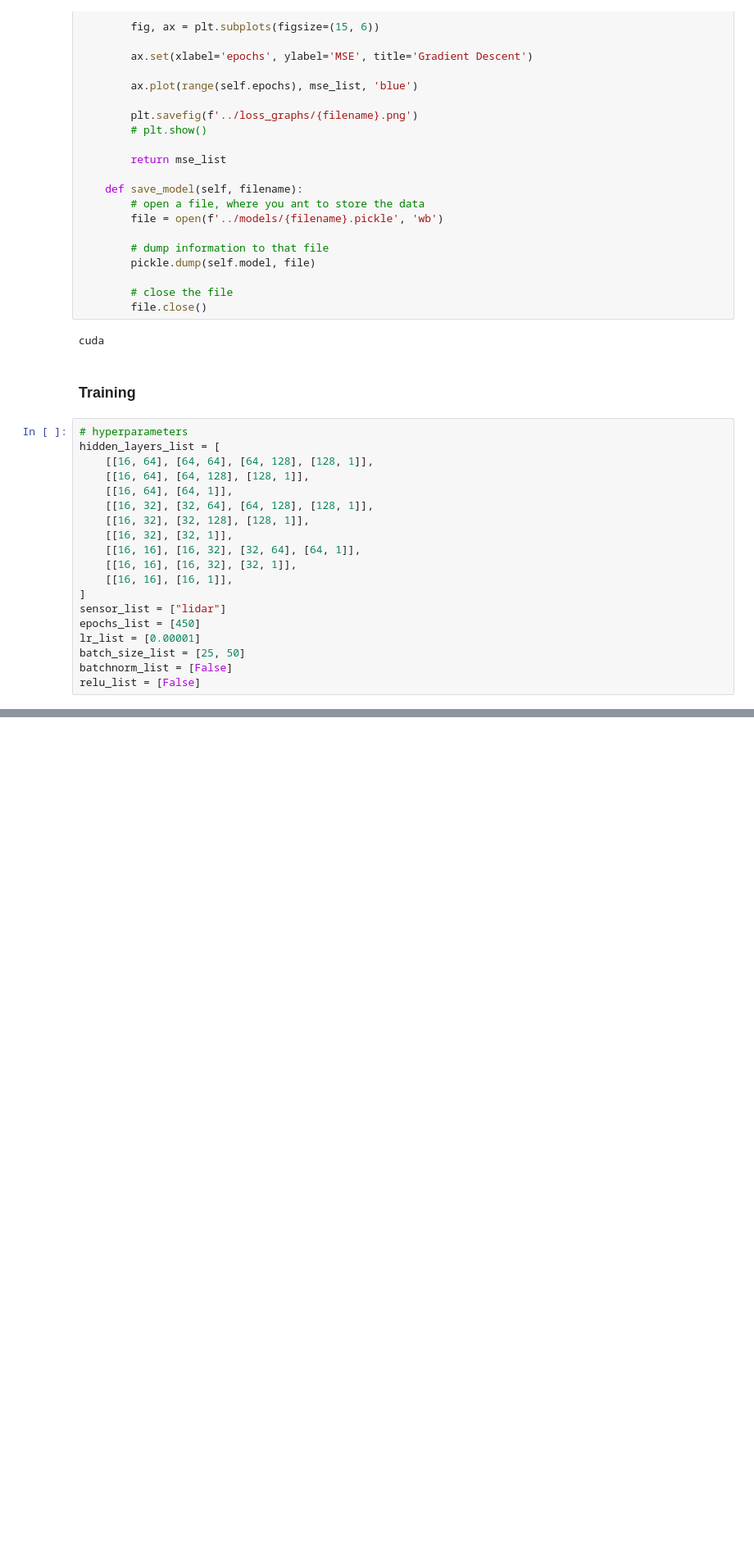
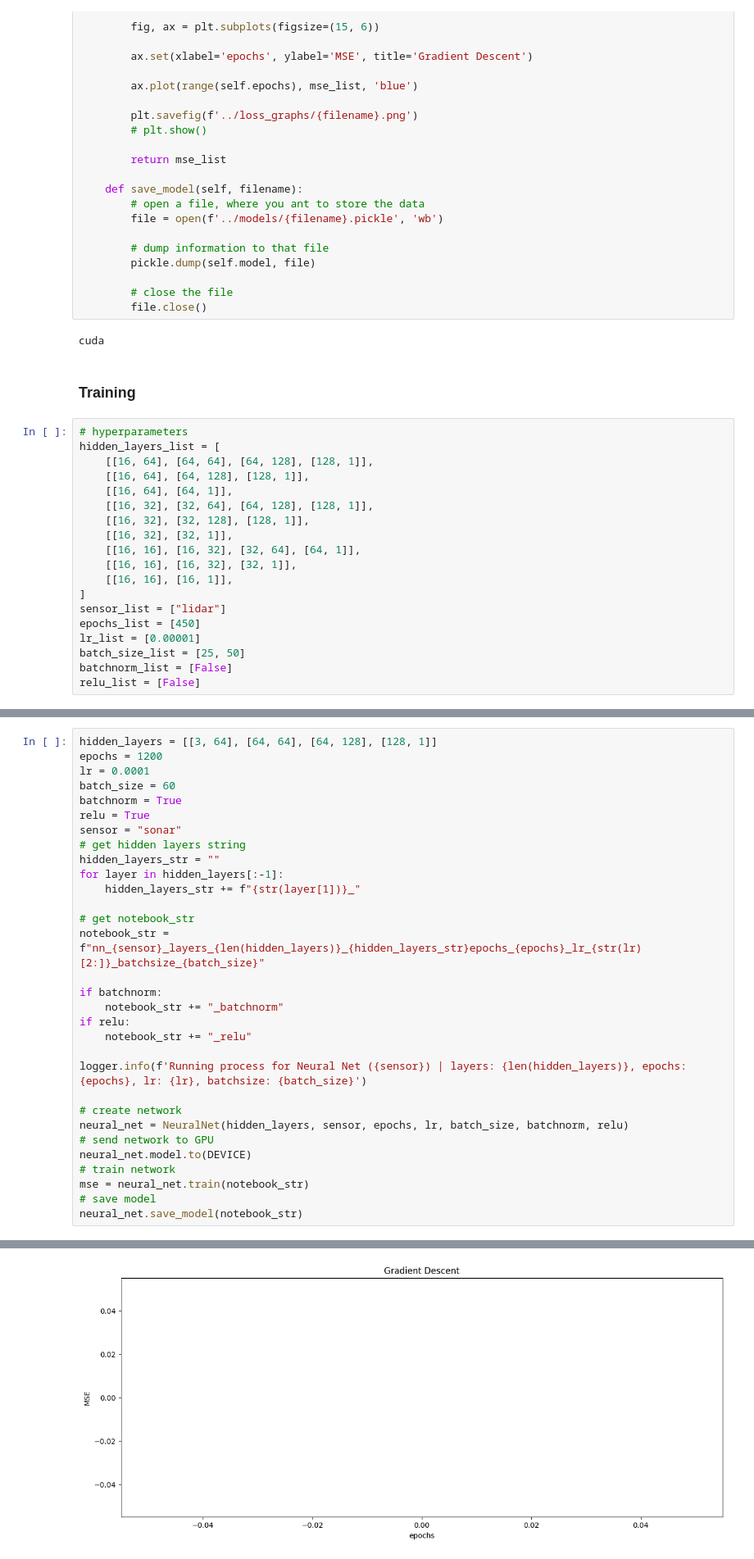
Before and after one commit to ElmerHR/MakeAIWork2, a Jupyter notebook: project/simpylc/notebooks/neural_net.ipynb, the cells around one changed output, grey strips where cells are left out. Shown: that part at 82% size. Saved outputs shown, nothing was run; the diff lists cells and outputs as text; blank space fills up the shorter version.

```diff
--- a/project/simpylc/notebooks/neural_net.ipynb
+++ b/project/simpylc/notebooks/neural_net.ipynb
@@ -296,0 +291,32 @@ Training...
+# %%
+hidden_layers = [[3, 64], [64, 64], [64, 128], [128, 1]]
+epochs = 1200
+lr = 0.0001
+batch_size = 60
+batchnorm = True
+relu = True
+sensor = "sonar"
+# get hidden layers string
+hidden_layers_str = ""
+for layer in hidden_layers[:-1]:
+    hidden_layers_str += f"{str(layer[1])}_"
+
+# get notebook_str
+notebook_str = f"nn_{sensor}_layers_{len(hidden_layers)}_{hidden_layers_str}epochs_{epochs}_lr_{str(lr)[2:]}_batchsize_{batch_size}"
+
+if batchnorm:
+    notebook_str += "_batchnorm"
+if relu:
+    notebook_str += "_relu"
+
+logger.info(f'Running process for Neural Net ({sensor}) | layers: {len(hidden_layers)}, epochs: {epochs}, lr: {lr}, batchsize: {batch_size}')
+
+# create network
+neural_net = NeuralNet(hidden_layers, sensor, epochs, lr, batch_size, batchnorm, relu)
+# send network to GPU
+neural_net.model.to(DEVICE)
+# train network
+mse = neural_net.train(notebook_str)
+# save model
+neural_net.save_model(notebook_str)
+# %% [output]
@@ -296,0 +325 @@ Training...
+[figure, added]
```
Also changed, not shown: parts of 3 cells of this notebook.
